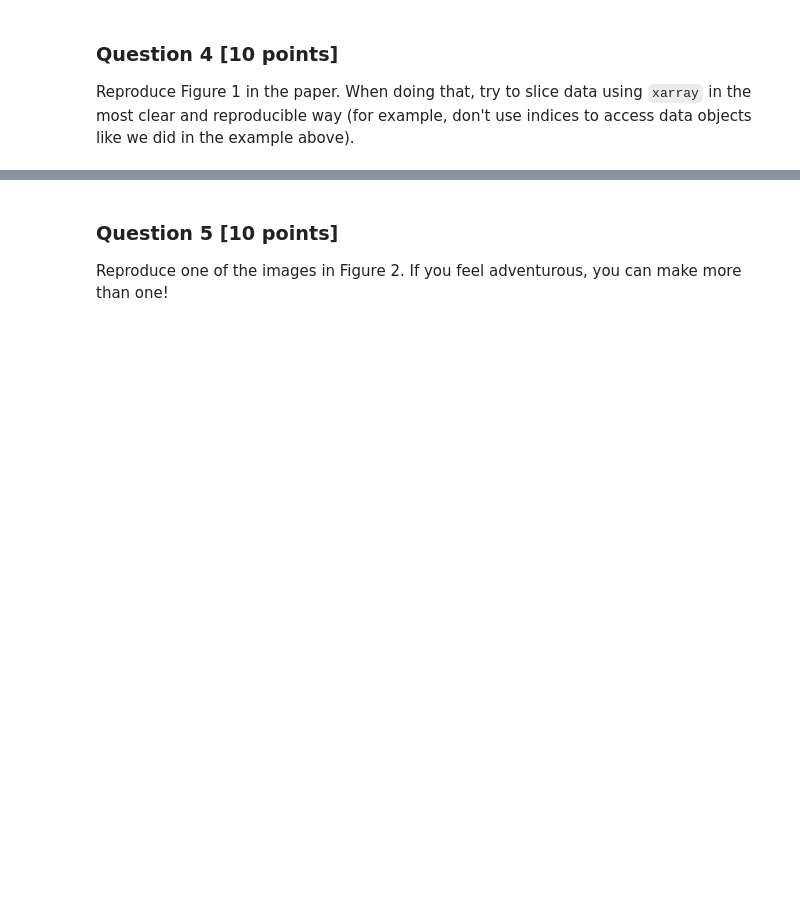
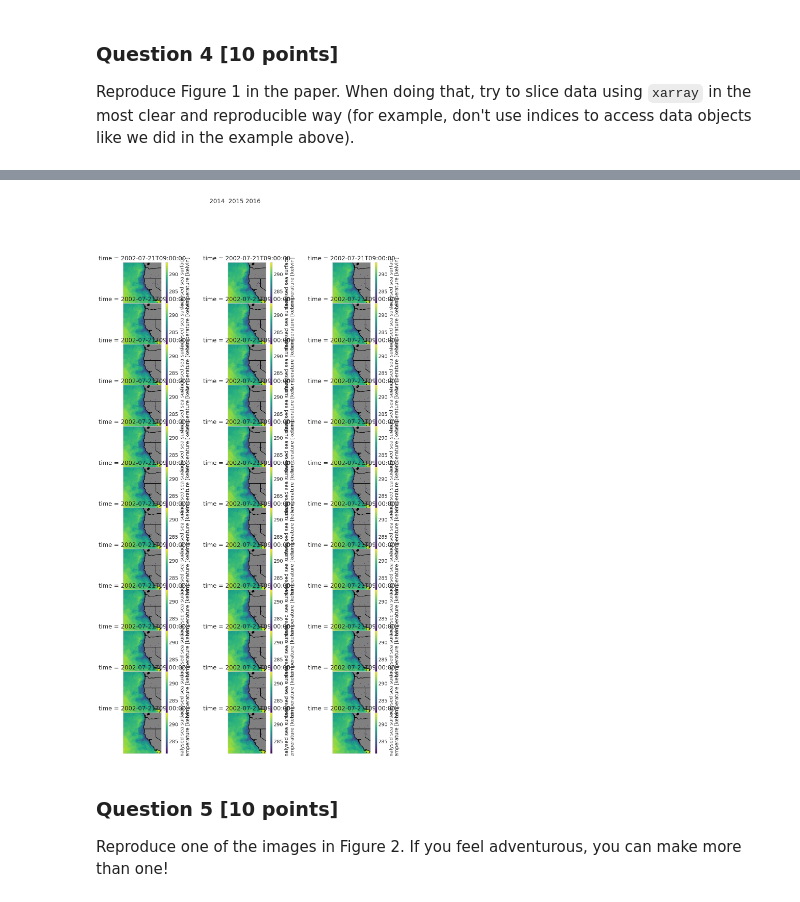
Before and after one commit to UCB-stat-159-s23/hw03-Group10, a Jupyter notebook: hw03-climate.ipynb, the cells around one changed output, grey strips where cells are left out. Saved outputs shown, nothing was run; the diff lists cells and outputs as text; code cells hidden in the pictures; blank space fills up the shorter version.

```diff
--- a/hw03-climate.ipynb
+++ b/hw03-climate.ipynb
@@ -319,3 +334,18 @@ Reproduce Figure 1 in the paper. When doing that, try to slice data using `xarra
+# %%
+
+fig, axes = plt.subplots(nrows=12, ncols=3, subplot_kw={'projection': ccrs.PlateCarree()}, figsize=(15, 25), sharex = "row")
+fig.subplots_adjust(hspace=0)
+fig.suptitle('2014  2015 2016')
+
+axes = axes.flatten()
+
+for x, ax in enumerate(axes):
+    ds.analysed_sst[50, :, :].plot(ax=ax, transform=crs)
+    ax.coastlines("10m", color="k")
+    ax.add_feature(cfeature.LAND, color="grey")
+    ax.add_feature(cfeature.STATES.with_scale("10m"))
+# %% [output]
+[figure, added]
 # %% [markdown]
 ### Question 5 [10 points]
 
```
Also changed, not shown: parts of 2 cells of this notebook.
